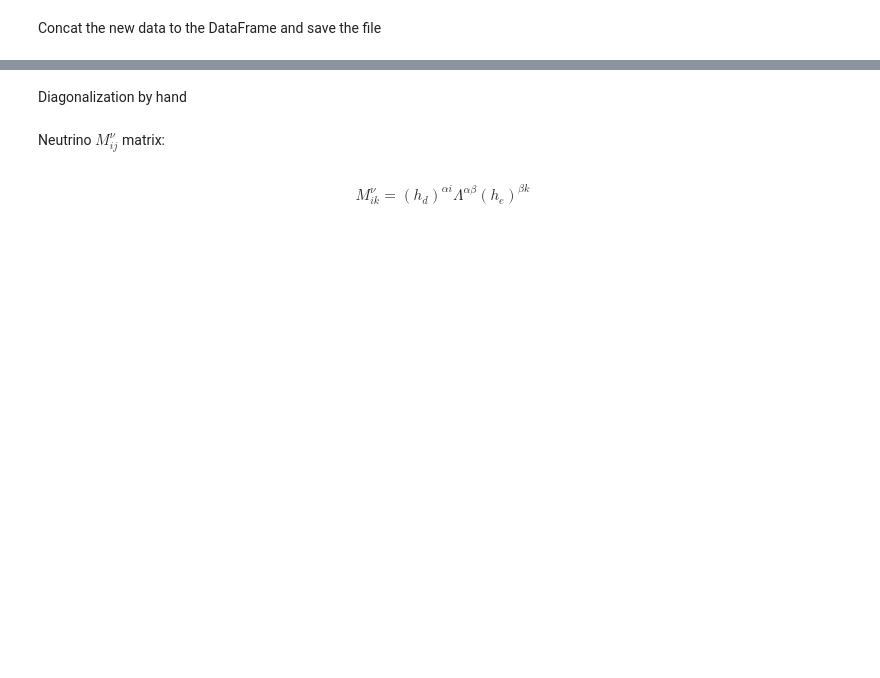
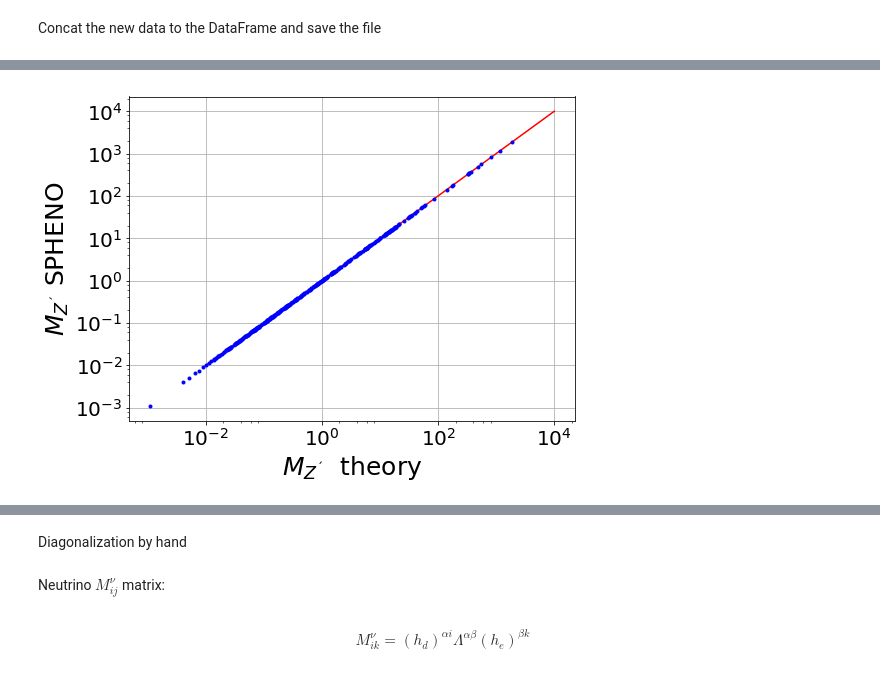
Before and after one commit to anferivera/DarkBariogenesis, a Jupyter notebook: U1B_model-random-scan-v1.ipynb, the cells around one changed output, grey strips where cells are left out. Saved outputs shown, nothing was run; the diff lists cells and outputs as text; code cells hidden in the pictures; blank space fills up the shorter version.

```diff
--- a/U1B_model-random-scan-v1.ipynb
+++ b/U1B_model-random-scan-v1.ipynb
@@ -425,3 +504,19 @@ plt.tight_layout()
+# %%
+plt.figure(figsize=(8,6))
+
+a = np.linspace(1e-2,1e+4,5)
+plt.plot(a,a,'r-')
+
+plt.loglog(5.*xd.g1p*xd.vx,xd.MZp,'b.')
+
+plt.xlabel(r'$M_{Z^{´}}$  theory',size=25)
+plt.ylabel(r'$M_{Z^{´}}$ SPHENO',size=25)
+
+plt.grid()
+
+plt.tight_layout()
+# %% [output]
+[figure, added]
 # %%
 plt.figure(figsize=(8,6))
 
```
Also changed, not shown: parts of 26 cells of this notebook, 22 other files.
